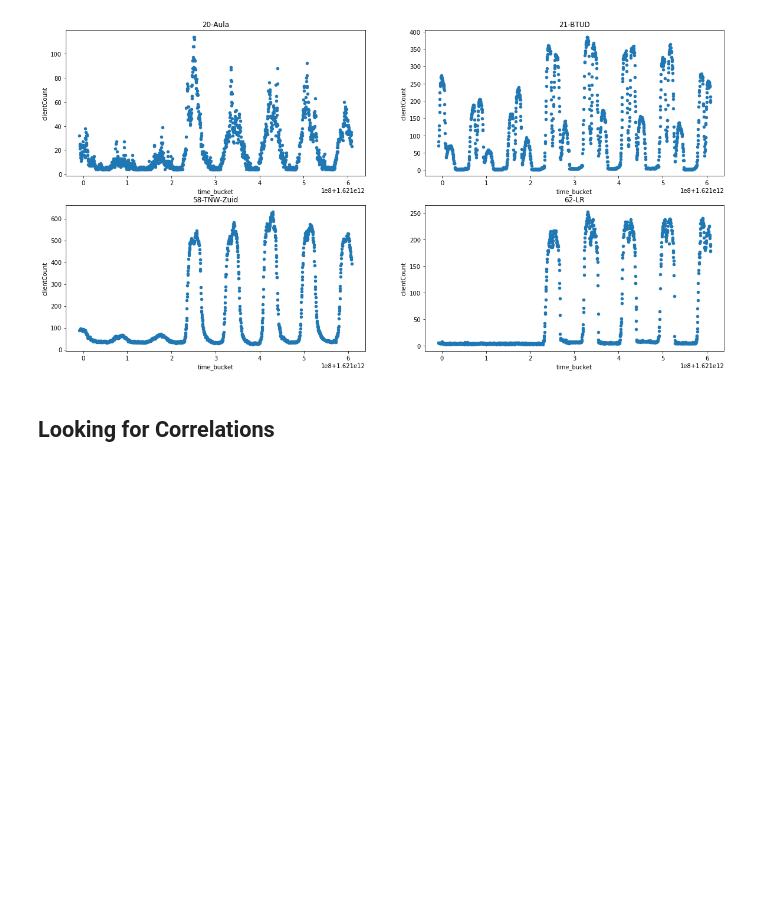
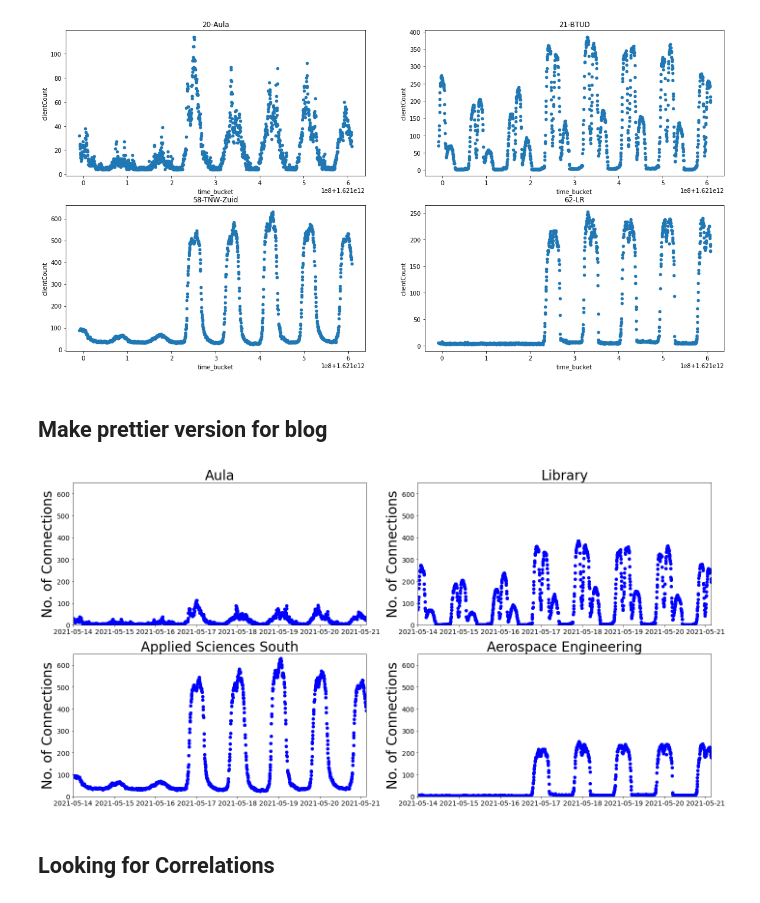
Before and after one commit to sebranchett/wifi_blog, a Jupyter notebook: 01_discover_data.ipynb, the cells around one changed output. Saved outputs shown, nothing was run; the diff lists cells and outputs as text; code cells hidden in the pictures; blank space fills up the shorter version.

Commit message:
added discover data graph for blog

```diff
--- a/01_discover_data.ipynb
+++ b/01_discover_data.ipynb
@@ -131,6 +131,77 @@ strat_train_set.loc[strat_train_set["building"] == "62-LR"].plot(kind="scatter",
 plt.show()
 # %% [output]
 [figure]
+# %% [markdown]
+## Make prettier version for blog
+# %%
+first_time_stamp = all_data["time_bucket"].min()
+last_time_stamp = all_data["time_bucket"].max()
+
+day_in_milliseconds = 24 * 60 * 60 * 1000
+
+xticks = []
+xlabels = []
+for eptime in range(first_time_stamp, last_time_stamp, day_in_milliseconds):
+    xticks.append(eptime)
+    xlabels.append(datetime.date.fromtimestamp(int(eptime/1000)))
+
+fontsize = 14
+
+fig, axes = plt.subplots(nrows=2, ncols=2, figsize=(20,10))
+
+build_20 = strat_train_set.loc[strat_train_set["building"] == "20-Aula"]
+build_21 = strat_train_set.loc[strat_train_set["building"] == "21-BTUD"]
+build_58 = strat_train_set.loc[strat_train_set["building"] == "58-TNW-Zuid"]
+build_62 = strat_train_set.loc[strat_train_set["building"] == "62-LR"]
+
+ymax = 651  # 121
+yticks = range(0, ymax, 100)
+axes[0, 0].set_title("Aula", size=2*fontsize)
+axes[0, 0].axis([first_time_stamp, last_time_stamp, 0, ymax])
+axes[0, 0].set_xticks(xticks)
+axes[0, 0].set_xticklabels(xlabels, fontsize=fontsize)
+axes[0, 0].set_ylabel("No. of Connections", fontsize=2*fontsize)
+axes[0, 0].set_yticks(yticks)
+axes[0, 0].set_yticklabels(yticks, fontsize=fontsize)
+axes[0, 0].plot(build_20["time_bucket"], build_20["clientCount"], 'bo')
+
+ymax = 651  # 401
+yticks = range(0, ymax, 100)
+axes[0, 1].set_title("Library", size=2*fontsize)
+axes[0, 1].axis([first_time_stamp, last_time_stamp, 0, ymax])
+axes[0, 1].set_xticks(xticks)
+axes[0, 1].set_xticklabels(xlabels, fontsize=fontsize)
+axes[0, 1].set_ylabel("No. of Connections", fontsize=2*fontsize)
+axes[0, 1].set_yticks(yticks)
+axes[0, 1].set_yticklabels(yticks, fontsize=fontsize)
+axes[0, 1].plot(build_21["time_bucket"], build_21["clientCount"], 'bo')
+
+ymax = 651
+yticks = range(0, ymax, 100)
+axes[1, 0].set_title("Applied Sciences South", size=2*fontsize)
+axes[1, 0].axis([first_time_stamp, last_time_stamp, 0, ymax])
+axes[1, 0].set_xticks(xticks)
+axes[1, 0].set_xticklabels(xlabels, fontsize=fontsize)
+axes[1, 0].set_ylabel("No. of Connections", fontsize=2*fontsize)
+axes[1, 0].set_yticks(yticks)
+axes[1, 0].set_yticklabels(yticks, fontsize=fontsize)
+axes[1, 0].plot(build_58["time_bucket"], build_58["clientCount"], 'bo')
+
+ymax = 651  # 261
+yticks = range(0, ymax, 100)
+axes[1, 1].set_title("Aerospace Engineering", size=2*fontsize)
+axes[1, 1].axis([first_time_stamp, last_time_stamp, 0, ymax])
+axes[1, 1].set_xticks(xticks)
+axes[1, 1].set_xticklabels(xlabels, fontsize=fontsize)
+axes[1, 1].set_ylabel("No. of Connections", fontsize=2*fontsize)
+axes[1, 1].set_yticks(yticks)
+axes[1, 1].set_yticklabels(yticks, fontsize=fontsize)
+axes[1, 1].plot(build_62["time_bucket"], build_62["clientCount"], 'bo')
+
+fig.tight_layout()
+plt.show()
+# %% [output]
+[figure, added]
 # %% [markdown]
 ## Looking for Correlations
 # %%
```
